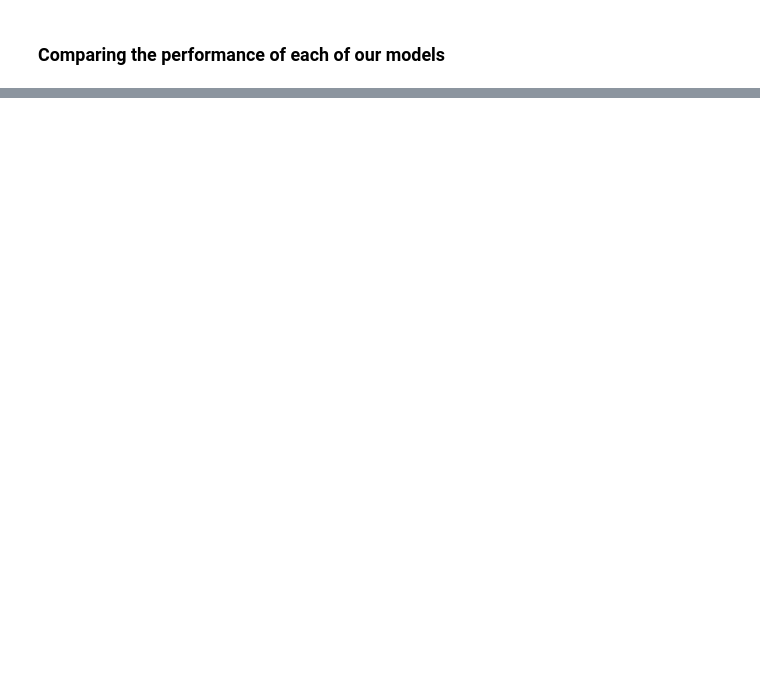
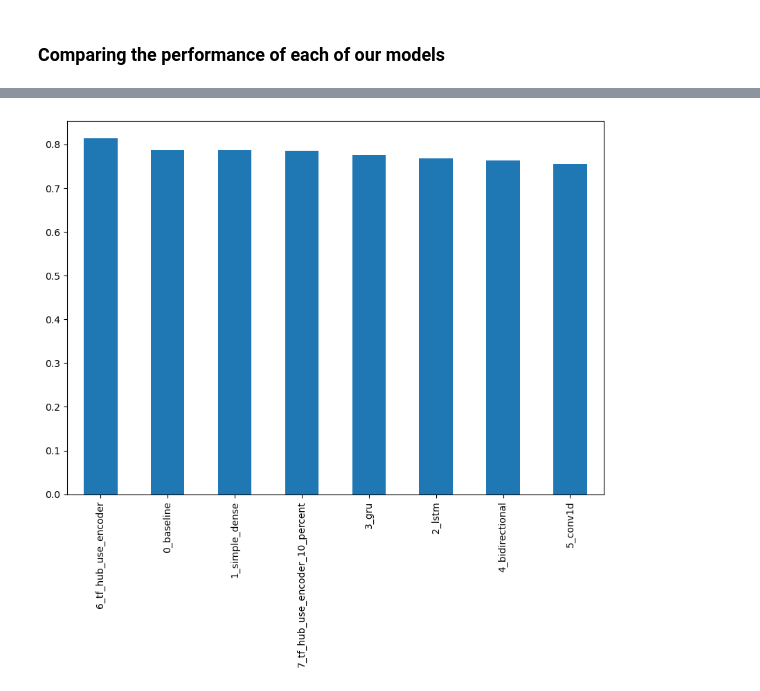
Before and after one commit to DilunVass/Deep_Learning_and_TensorFlow_Tutorial, a Jupyter notebook: NLP/nlp_intro.ipynb, the cells around one changed output, grey strips where cells are left out. Cells and saved outputs as stored; diff of their text form; code cells hidden in the pictures; blank space fills up the shorter version.

```diff
--- a/NLP/nlp_intro.ipynb
+++ b/NLP/nlp_intro.ipynb
@@ -1389,0 +1542,5 @@ model_7_results
+# %%
+# Slot model results by f1-score
+all_model_results.sort_values("f1 score", ascending=False)["f1 score"].plot(kind="bar", figsize=(10, 7));
+# %% [output]
+[figure, added]
```
Also changed, not shown: parts of 48 cells of this notebook, 1 other file.
